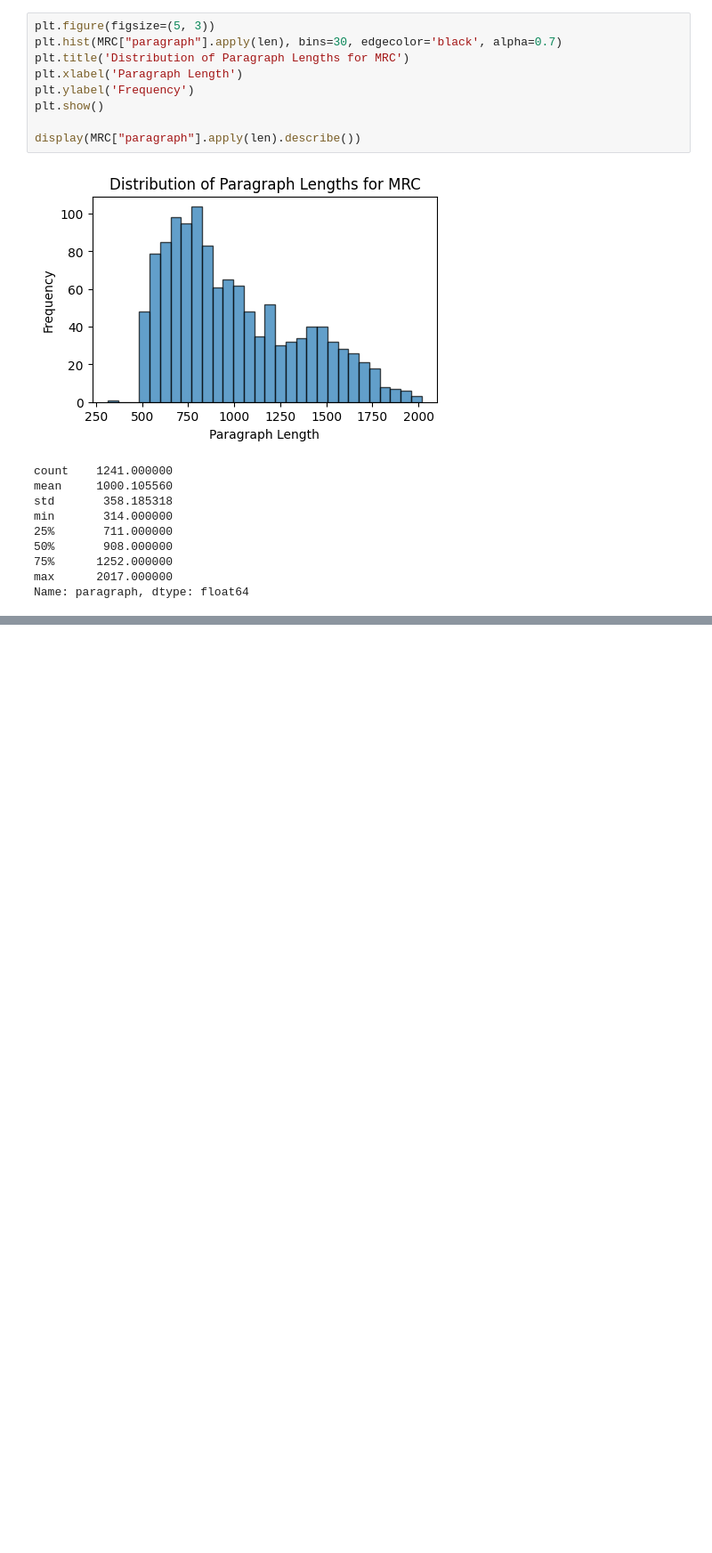
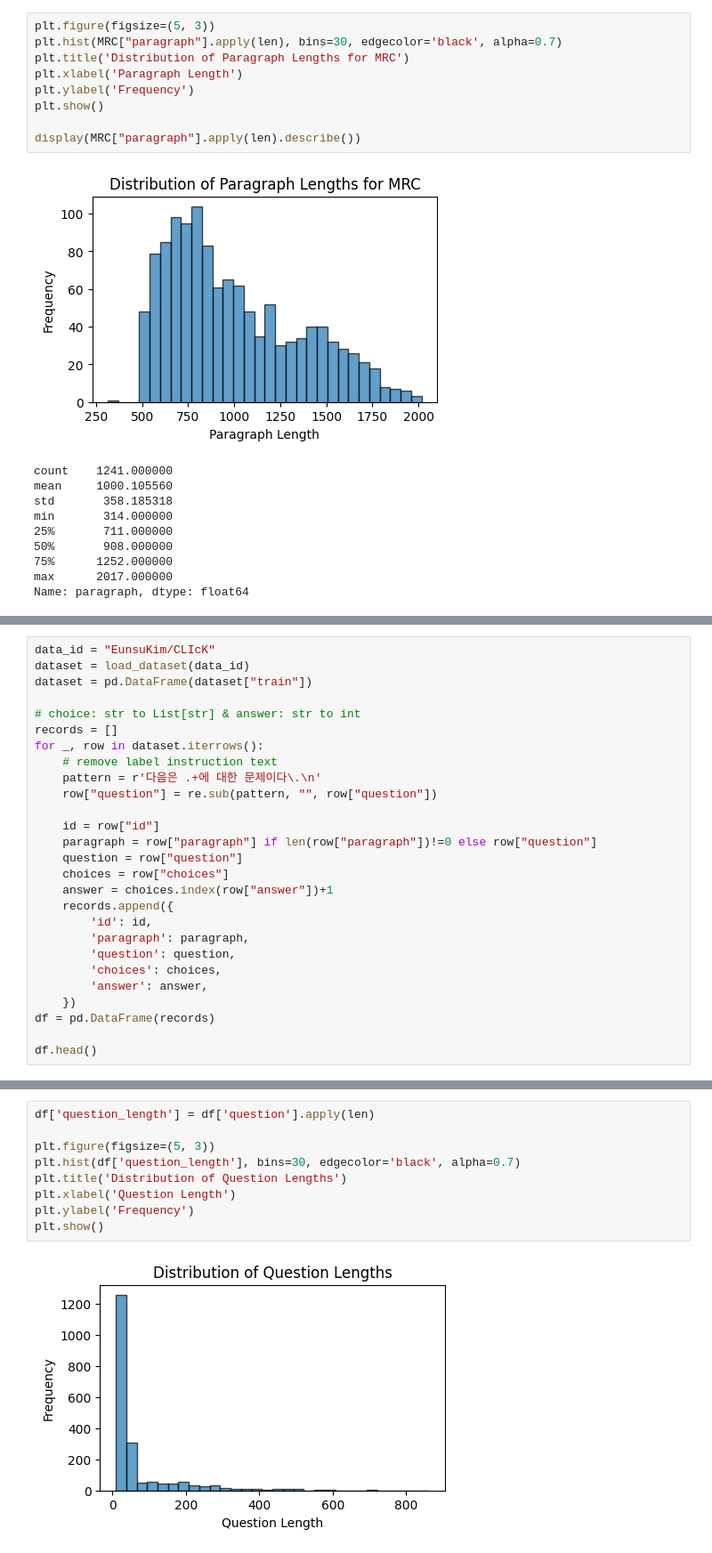
Before and after one commit to boostcampaitech7/level2-nlp-generationfornlp-nlp-10-lv3, a Jupyter notebook: EDA/eda_kyungjun.ipynb, the cells around one changed output, grey strips where cells are left out. Shown at 89% size. Drawn from its saved outputs; the diff is of its cells as text; blank space fills up the shorter version.

Commit message:
feat: Add distribution for click dataset question length #3

```diff
--- a/EDA/eda_kyungjun.ipynb
+++ b/EDA/eda_kyungjun.ipynb
@@ -416,0 +421,27 @@ Name: paragraph, dtype: float64
+# %%
+data_id = "EunsuKim/CLIcK"
+dataset = load_dataset(data_id)
+dataset = pd.DataFrame(dataset["train"])
+
+# choice: str to List[str] & answer: str to int
+records = []
+for _, row in dataset.iterrows():
+    # remove label instruction text
+    pattern = r'다음은 .+에 대한 문제이다\.\n'
+    row["question"] = re.sub(pattern, "", row["question"])
+
+    id = row["id"]
+    paragraph = row["paragraph"] if len(row["paragraph"])!=0 else row["question"]
+    question = row["question"]
+    choices = row["choices"]
+    answer = choices.index(row["answer"])+1
+    records.append({
+        'id': id,
+        'paragraph': paragraph,
+        'question': question,
+        'choices': choices,
+        'answer': answer,
+    })
+df = pd.DataFrame(records)
+
+df.head()
@@ -416,0 +483,11 @@ Name: paragraph, dtype: float64
+# %%
+df['question_length'] = df['question'].apply(len)
+
+plt.figure(figsize=(5, 3))
+plt.hist(df['question_length'], bins=30, edgecolor='black', alpha=0.7)
+plt.title('Distribution of Question Lengths')
+plt.xlabel('Question Length')
+plt.ylabel('Frequency')
+plt.show()
+# %% [output]
+[figure, added]
```
Also changed, not shown: parts of 8 cells of this notebook.
